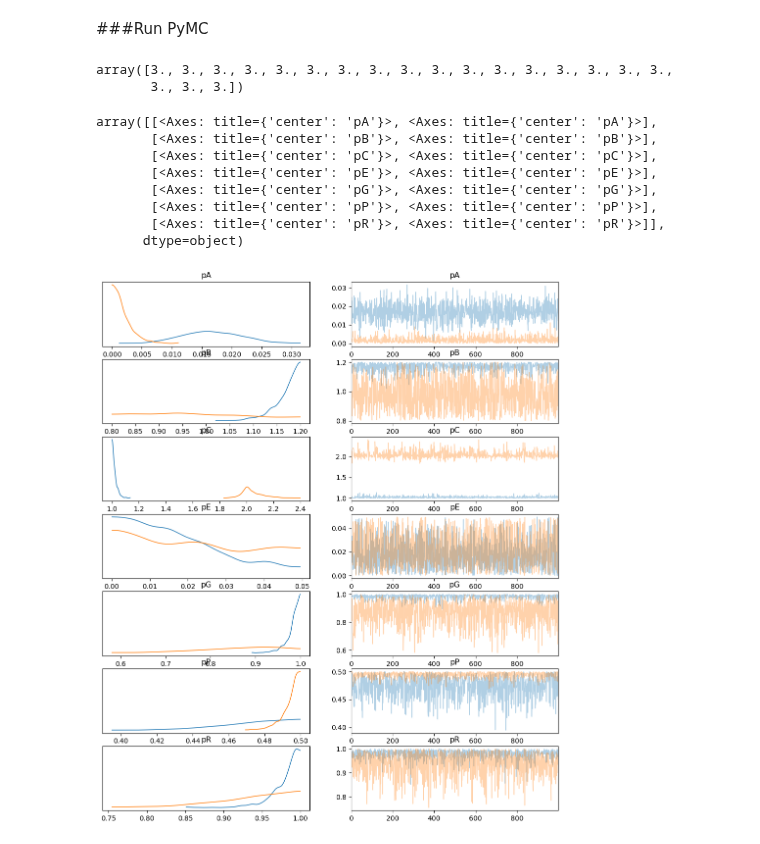
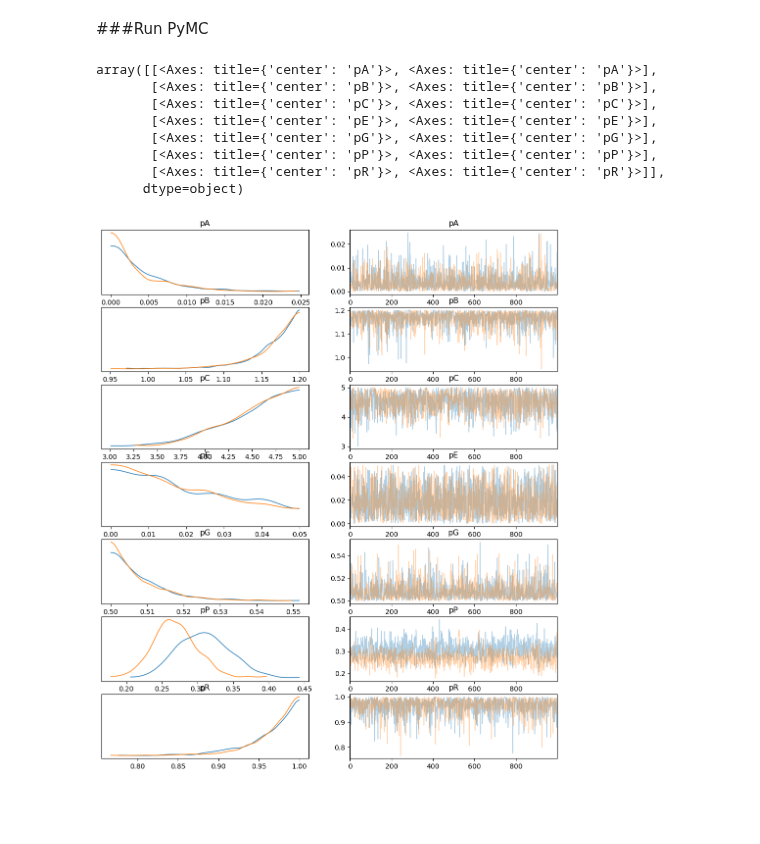
Before and after one commit to TheLemonPig/RL-SSM, a Jupyter notebook: rlwm_testing.ipynb, the cells around one changed output. Drawn from its saved outputs; the diff is of its cells as text; code cells hidden in the pictures; blank space fills up the shorter version.

```diff
--- a/rlwm_testing.ipynb
+++ b/rlwm_testing.ipynb
@@ -665,27 +698,23 @@ unique_values, value_counts
 # %%
-n_trials, n_participants, n_choices, n_blocks = (90, 2, 3, 22)
+n_trials, n_participants, n_choices, n_blocks, max_stimuli = (90, 2, 3, 22, 6)
 
 def rlwm_hdll(pA_, pB_, pC_, pE_, pG_, pP_, pR_, choices, rewards, set_sizes_):
-    inner_shape = (n_participants, n_choices, n_blocks)
-    full_shape = (inner_shape[0], inner_shape[2], n_trials, inner_shape[1])
+    inner_shape = (n_participants, n_choices, n_blocks, max_stimuli)
+    full_shape = (inner_shape[0], inner_shape[2], n_trials, inner_shape[1], inner_shape[3])
     dq_RL_ = (pt.ones(inner_shape) * pt.true_div(1.0, n_choices))
     dq_WM_ = (pt.ones(inner_shape) * pt.true_div(1.0, n_choices))
 
-    # TODO: make sure reshape is working correctly!! It almost definitely is not!!
+    dC_ = choices.reshape(full_shape).dimshuffle((2,0,3,1,4))
+    dR_ = rewards.reshape(full_shape).dimshuffle((2,0,3,1,4))
+    set_sizes_ = set_sizes_.reshape(full_shape).dimshuffle((2,0,3,1,4))
 
-    dC_ = choices.reshape(full_shape).dimshuffle((2,0,3,1))
-    dR_ = rewards.reshape(full_shape).dimshuffle((2,0,3,1))
-    set_sizes_ = set_sizes_.reshape(full_shape).dimshuffle((2,0,3,1))
-
-    # TODO: make sure reshape is working correctly!! It almost definitely is not!!
-
-    pA_ = pA_.reshape(full_shape).dimshuffle((2,0,3,1))
-    pB_ = pB_.reshape(full_shape).dimshuffle((2,0,3,1))
-    pC_ = pC_.reshape(full_shape).dimshuffle((2,0,3,1))
-    pE_ = pE_.reshape(full_shape).dimshuffle((2,0,3,1))
-    pG_ = pG_.reshape(full_shape).dimshuffle((2,0,3,1))
-    pP_ = pP_.reshape(full_shape).dimshuffle((2,0,3,1))
-    pR_ = pR_.reshape(full_shape).dimshuffle((2,0,3,1))
+    pA_ = pA_.reshape(full_shape).dimshuffle((2,0,3,1,4))
+    pB_ = pB_.reshape(full_shape).dimshuffle((2,0,3,1,4))
+    pC_ = pC_.reshape(full_shape).dimshuffle((2,0,3,1,4))
+    pE_ = pE_.reshape(full_shape).dimshuffle((2,0,3,1,4))
+    pG_ = pG_.reshape(full_shape).dimshuffle((2,0,3,1,4))
+    pP_ = pP_.reshape(full_shape).dimshuffle((2,0,3,1,4))
+    pR_ = pR_.reshape(full_shape).dimshuffle((2,0,3,1,4))
 
     return rlwm_recovery(dq_RL_, dq_WM_, dC_, dR_, pA_, pB_, pC_, pE_, pG_, pP_, pR_, set_sizes_).flatten()
 # %% [markdown]
@@ -761,9 +805,9 @@ plt.plot(steps,lls)
 # %%
 with pm.Model(coords=coords) as hierarchical_model:
     # Data
-    Choices = pm.ConstantData('Choices', choices)
-    Rewards = pm.ConstantData('Rewards', rewards)
-    Set_sizes = pm.ConstantData('Set_sizes', set_sizes)
+    Choices = pm.ConstantData('Choices', padded_ohe_df['response'].to_numpy())
+    Rewards = pm.ConstantData('Rewards', padded_ohe_df['feedback'].to_numpy())
+    Set_sizes = pm.ConstantData('Set_sizes', padded_ohe_df['set_size'].to_numpy())
 
 
     # Hyperpriors for group nodes
@@ -837,21 +881,16 @@ with pm.Model(coords=coords) as hierarchical_model:
     # CHOOSE WHICH WRAPPER FUNCTION TO USE HERE
     pm.Potential("likelihood", rlwm_hdll(pA_trial,pB_trial,pC_trial,pE_trial,pG_trial,pP_trial,pR_trial,Choices,Rewards,Set_sizes))
     idata_pooled = pm.sample(1000, tune=1000, chains=1, nuts_sampler="numpyro")
-# %%
-rl_C
-# %% [output]
-array([3., 3., 3., 3., 3., 3., 3., 3., 3., 3., 3., 3., 3., 3., 3., 3., 3.,
-       3., 3., 3.])
 # %%
-az.plot_trace(idata_pooled)
+az.plot_trace(idata_pooled, lines=())
 # %% [output]
 array([[<Axes: title={'center': 'pA'}>, <Axes: title={'center': 'pA'}>],
        [<Axes: title={'center': 'pB'}>, <Axes: title={'center': 'pB'}>],
        [<Axes: title={'center': 'pC'}>, <Axes: title={'center': 'pC'}>],
        [<Axes: title={'center': 'pE'}>, <Axes: title={'center': 'pE'}>],
        [<Axes: title={'center': 'pG'}>, <Axes: title={'center': 'pG'}>],
        [<Axes: title={'center': 'pP'}>, <Axes: title={'center': 'pP'}>],
        [<Axes: title={'center': 'pR'}>, <Axes: title={'center': 'pR'}>]],
       dtype=object)
-[figure, old version]
+[figure, new version]
 # %%
```
Also changed, not shown: parts of 26 cells of this notebook.
